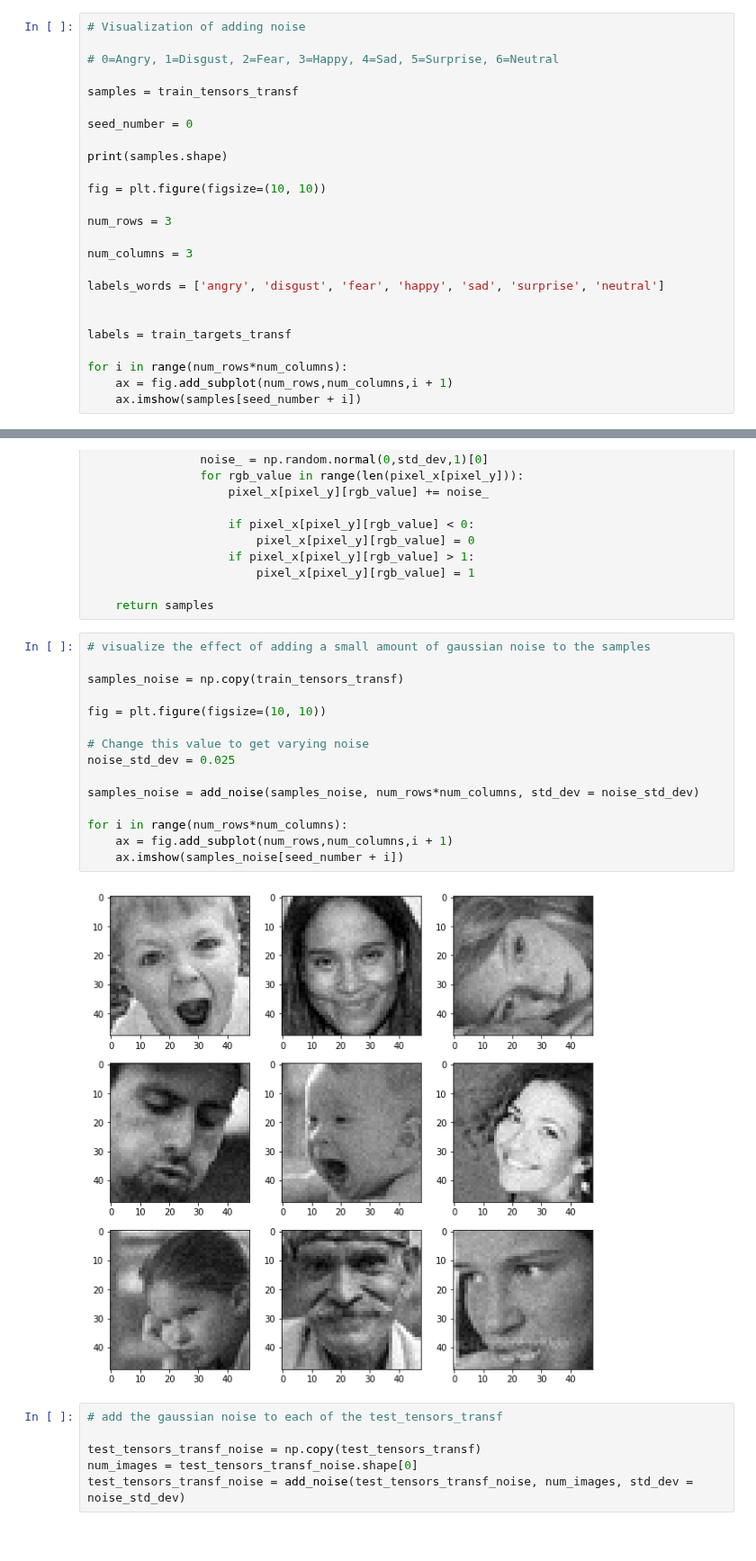
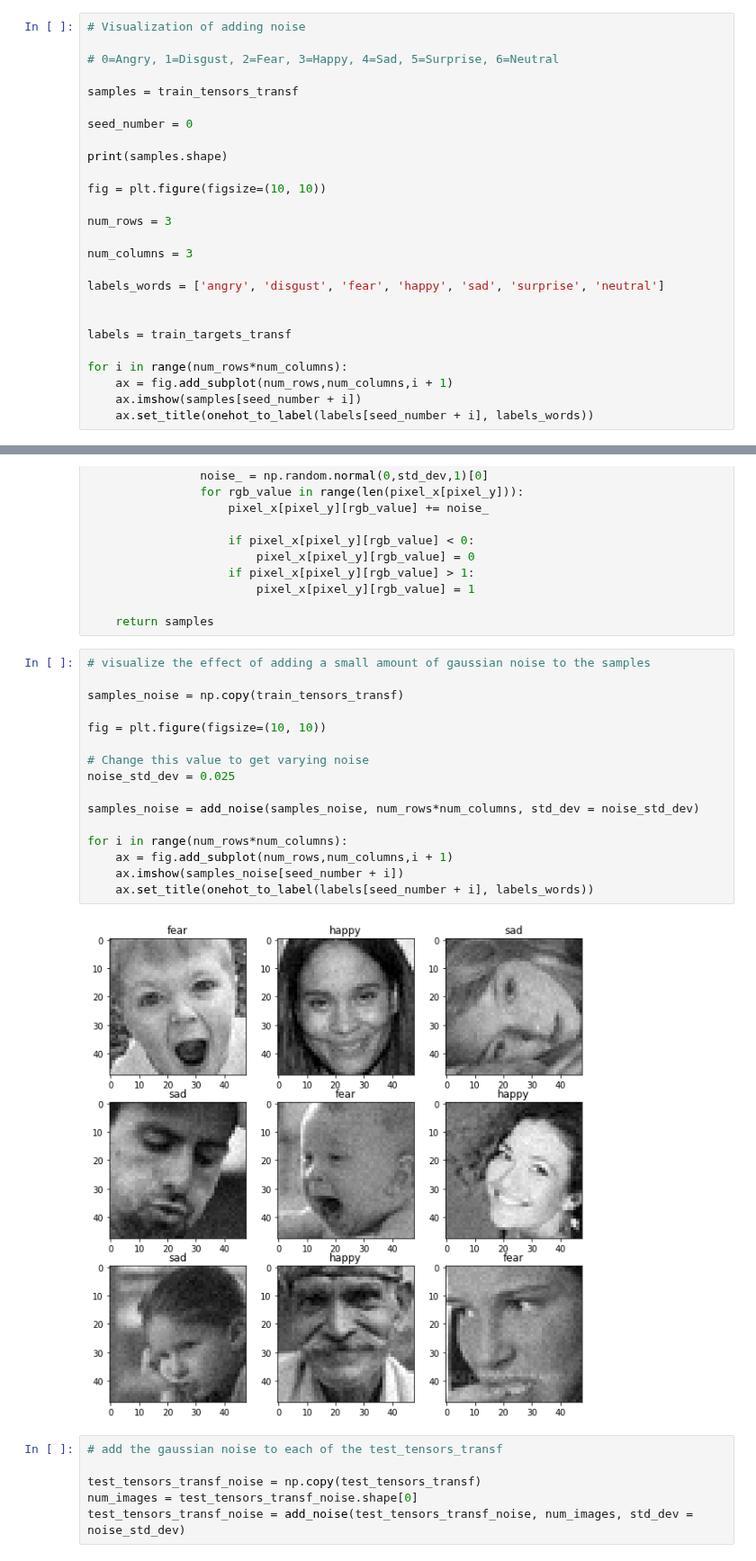
Before and after one commit to chandrasekara/Neural-Network-Facial-Expression-Classifier, a Jupyter notebook: capstone/analysis.ipynb, the cells around one changed output, grey strips where cells are left out. Shown at 90% size. Cells and saved outputs as stored; diff of their text form.

```diff
--- a/capstone/analysis.ipynb
+++ b/capstone/analysis.ipynb
@@ -658,5 +658,6 @@ labels = train_targets_transf
 for i in range(num_rows*num_columns):
     ax = fig.add_subplot(num_rows,num_columns,i + 1)
     ax.imshow(samples[seed_number + i])
+    ax.set_title(onehot_to_label(labels[seed_number + i], labels_words))
 # %% [output]
 (25120, 48, 48, 3)
@@ -679,20 +680,21 @@ def add_noise(samples, number_of_images, std_dev=0.025, seed_number=0):
 # %%
 # visualize the effect of adding a small amount of gaussian noise to the samples
 
 samples_noise = np.copy(train_tensors_transf)
 
 fig = plt.figure(figsize=(10, 10))
 
 # Change this value to get varying noise
 noise_std_dev = 0.025
 
 samples_noise = add_noise(samples_noise, num_rows*num_columns, std_dev = noise_std_dev)
 
 for i in range(num_rows*num_columns):
     ax = fig.add_subplot(num_rows,num_columns,i + 1)
     ax.imshow(samples_noise[seed_number + i])
+    ax.set_title(onehot_to_label(labels[seed_number + i], labels_words))
 # %% [output]
-[figure, old version]
+[figure, new version]
 # %%
 # add the gaussian noise to each of the test_tensors_transf
 
```
Also changed, not shown: parts of 1 cell of this notebook.
